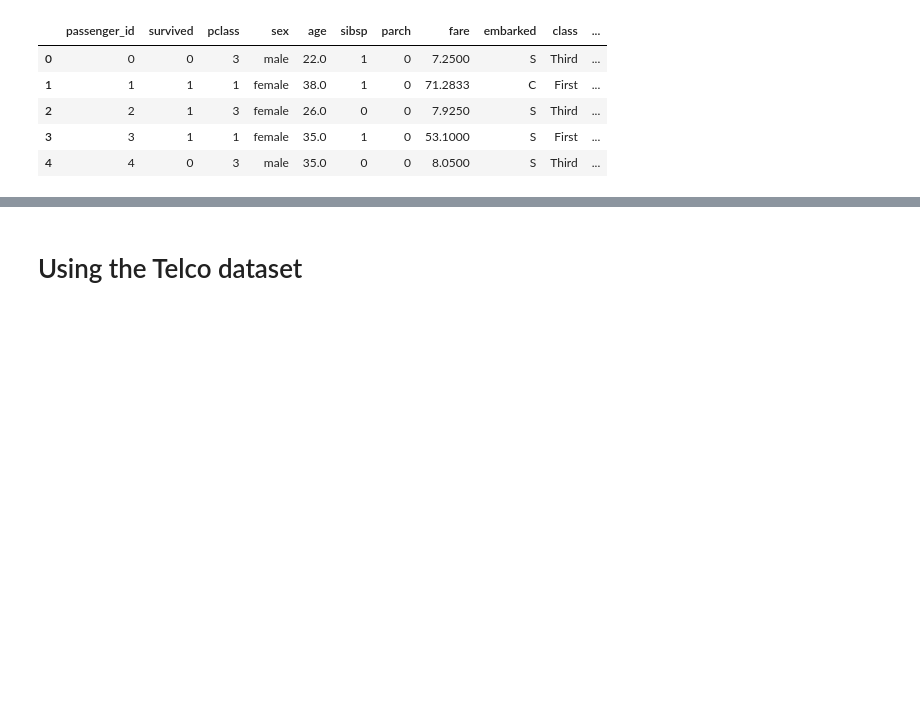
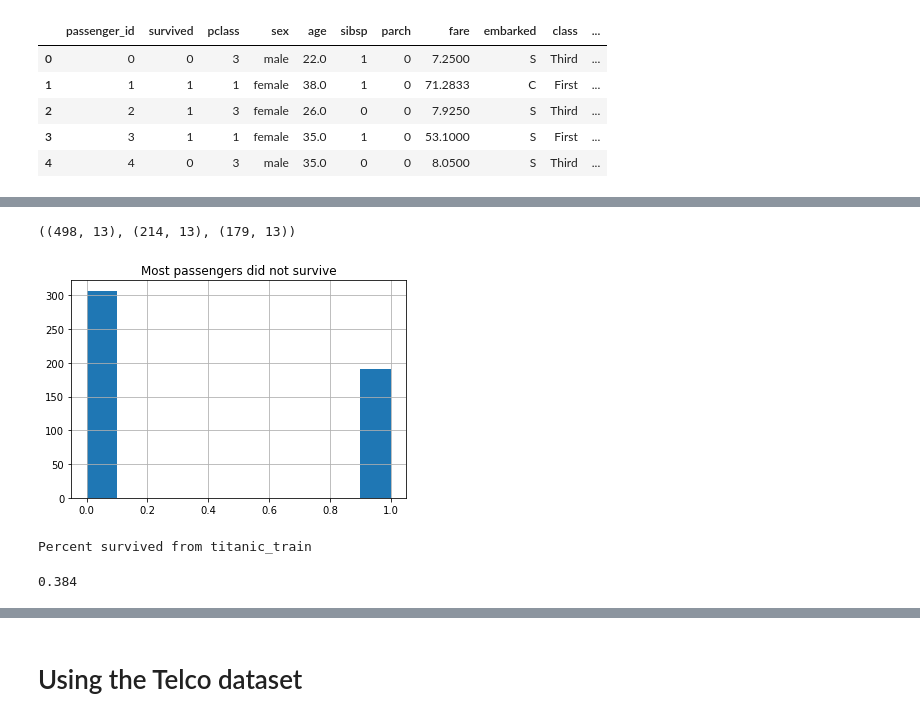
Before and after one commit to brianclements03/classification-exercises, a Jupyter notebook: classification_exercises.ipynb, the cells around one changed output, grey strips where cells are left out. Saved outputs shown, nothing was run; the diff lists cells and outputs as text; code cells hidden in the pictures; blank space fills up the shorter version.

Commit message:
update exercises and functions

```diff
--- a/classification_exercises.ipynb
+++ b/classification_exercises.ipynb
@@ -818,0 +581,35 @@ titanic_df.head()
+# %%
+def train_validate_test_split(df, target, seed=123):
+    '''
+    This function takes in a dataframe, the name of the target variable
+    (for stratification purposes), and an integer for a setting a seed
+    and splits the data into train, validate and test.
+    Test is 20% of the original dataset, validate is .30*.80= 24% of the
+    original dataset, and train is .70*.80= 56% of the original dataset.
+    The function returns, in this order, train, validate and test dataframes.
+    '''
+    train_validate, titanic_test = train_test_split(df, test_size=0.2,
+                                            random_state=seed,
+                                            stratify=df[target])
+    titanic_train, titanic_validate = train_test_split(train_validate, test_size=0.3,
+                                       random_state=seed,
+                                       stratify=train_validate[target])
+    return titanic_train, titanic_validate, titanic_test
+# %%
+titanic_train, titanic_validate, titanic_test = train_validate_test_split(titanic_df, target='survived')
+titanic_train.shape, titanic_validate.shape, titanic_test.shape
+# %% [output]
+((498, 13), (214, 13), (179, 13))
+# %%
+plt.title("Most passengers did not survive")
+titanic_train.survived.hist()
+plt.show()
+# %% [output]
+[figure, added]
+# %%
+# We can call .mean() since 0 and 1 are numeric
+print("Percent survived from titanic_train")
+round(titanic_train.survived.mean(), 3)
+# %% [output]
+Percent survived from titanic_train
+0.384
```
Also changed, not shown: parts of 207 cells of this notebook, 2 other files.
